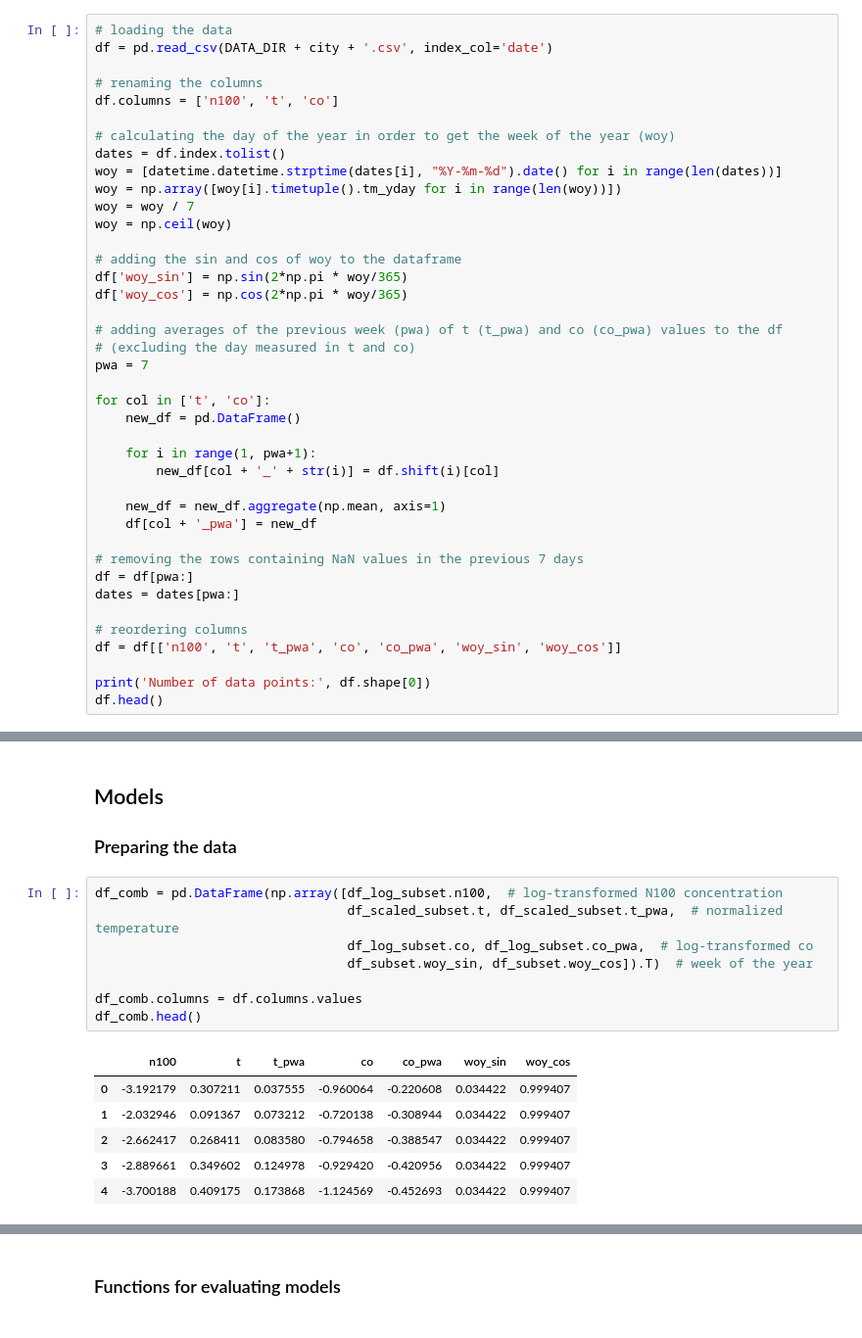
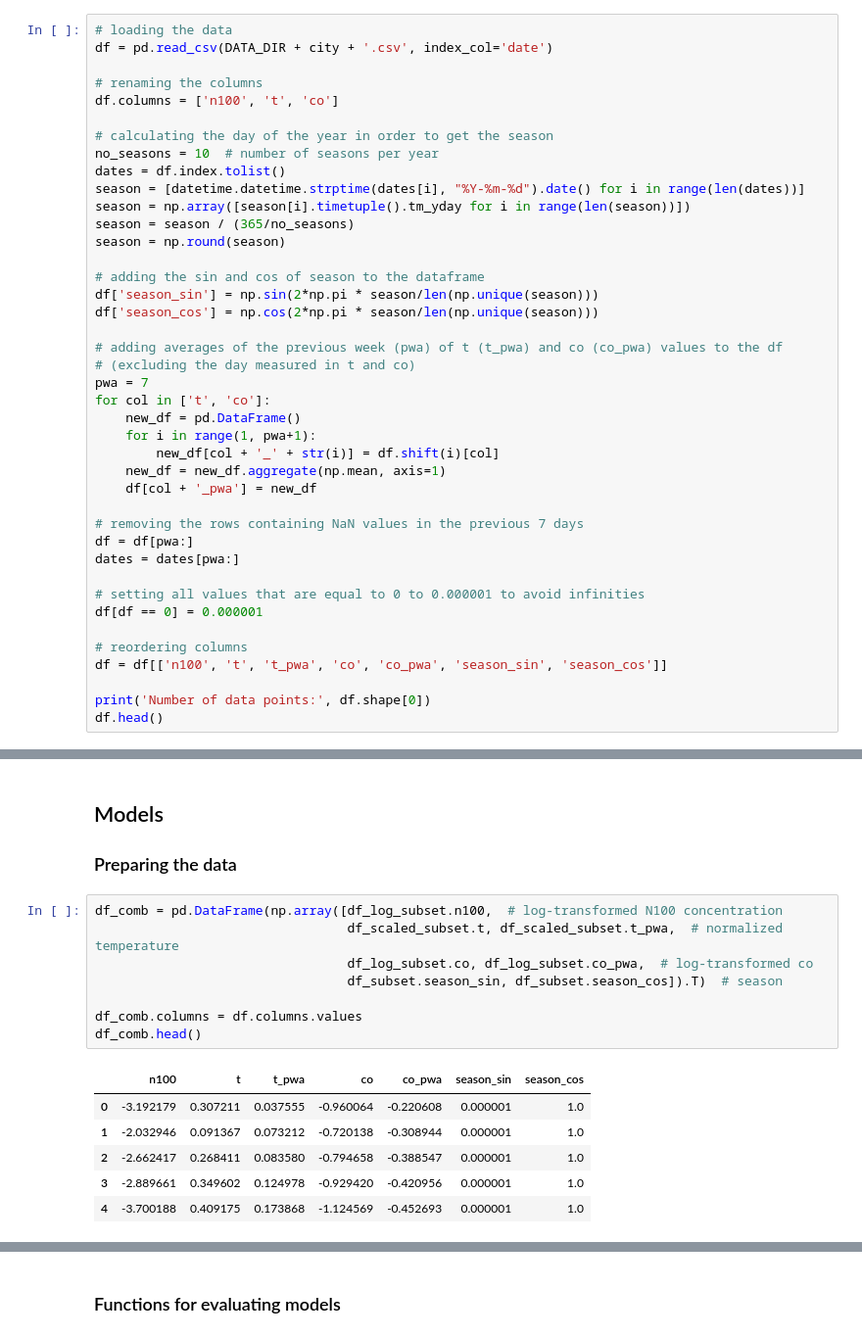
Before and after one commit to ellarauth/aerosol-modeling, a Jupyter notebook: notebooks/explore.ipynb, the cells around one changed output, grey strips where cells are left out. Shown at 98% size. Saved outputs shown, nothing was run; the diff lists cells and outputs as text.

```diff
--- a/notebooks/explore.ipynb
+++ b/notebooks/explore.ipynb
@@ -94,27 +95,25 @@ df = pd.read_csv(DATA_DIR + city + '.csv', index_col='date')
 # renaming the columns
 df.columns = ['n100', 't', 'co']
 
-# calculating the day of the year in order to get the week of the year (woy)
+# calculating the day of the year in order to get the season
+no_seasons = 10  # number of seasons per year
 dates = df.index.tolist()
-woy = [datetime.datetime.strptime(dates[i], "%Y-%m-%d").date() for i in range(len(dates))]
-woy = np.array([woy[i].timetuple().tm_yday for i in range(len(woy))])
-woy = woy / 7
-woy = np.ceil(woy)
+season = [datetime.datetime.strptime(dates[i], "%Y-%m-%d").date() for i in range(len(dates))]
+season = np.array([season[i].timetuple().tm_yday for i in range(len(season))])
+season = season / (365/no_seasons)
+season = np.round(season)
 
-# adding the sin and cos of woy to the dataframe
-df['woy_sin'] = np.sin(2*np.pi * woy/365)
-df['woy_cos'] = np.cos(2*np.pi * woy/365)
+# adding the sin and cos of season to the dataframe
+df['season_sin'] = np.sin(2*np.pi * season/len(np.unique(season)))
+df['season_cos'] = np.cos(2*np.pi * season/len(np.unique(season)))
 
 # adding averages of the previous week (pwa) of t (t_pwa) and co (co_pwa) values to the df
 # (excluding the day measured in t and co)
 pwa = 7
-
 for col in ['t', 'co']:
     new_df = pd.DataFrame()
-
     for i in range(1, pwa+1):
         new_df[col + '_' + str(i)] = df.shift(i)[col]
-
     new_df = new_df.aggregate(np.mean, axis=1)
     df[col + '_pwa'] = new_df
 
@@ -122,8 +121,11 @@ for col in ['t', 'co']:
 df = df[pwa:]
 dates = dates[pwa:]
 
+# setting all values that are equal to 0 to 0.000001 to avoid infinities
+df[df == 0] = 0.000001
+
 # reordering columns
-df = df[['n100', 't', 't_pwa', 'co', 'co_pwa', 'woy_sin', 'woy_cos']]
+df = df[['n100', 't', 't_pwa', 'co', 'co_pwa', 'season_sin', 'season_cos']]
 
 print('Number of data points:', df.shape[0])
 df.head()
@@ -304,18 +312,18 @@ fig.tight_layout(pad=4);
 # %%
 df_comb = pd.DataFrame(np.array([df_log_subset.n100,  # log-transformed N100 concentration
                                  df_scaled_subset.t, df_scaled_subset.t_pwa,  # normalized temperature
                                  df_log_subset.co, df_log_subset.co_pwa,  # log-transformed co
-                                 df_subset.woy_sin, df_subset.woy_cos]).T)  # week of the year
+                                 df_subset.season_sin, df_subset.season_cos]).T)  # season
 
 df_comb.columns = df.columns.values
 df_comb.head()
 # %% [output]
-|  | n100 | t | t_pwa | co | co_pwa | woy_sin | woy_cos |
-| 0 | -3.192179 | 0.307211 | 0.037555 | -0.960064 | -0.220608 | 0.034422 | 0.999407 |
-| 1 | -2.032946 | 0.091367 | 0.073212 | -0.720138 | -0.308944 | 0.034422 | 0.999407 |
-| 2 | -2.662417 | 0.268411 | 0.083580 | -0.794658 | -0.388547 | 0.034422 | 0.999407 |
-| 3 | -2.889661 | 0.349602 | 0.124978 | -0.929420 | -0.420956 | 0.034422 | 0.999407 |
-| 4 | -3.700188 | 0.409175 | 0.173868 | -1.124569 | -0.452693 | 0.034422 | 0.999407 |
+|  | n100 | t | t_pwa | co | co_pwa | season_sin | season_cos |
+| 0 | -3.192179 | 0.307211 | 0.037555 | -0.960064 | -0.220608 | 0.000001 | 1.0 |
+| 1 | -2.032946 | 0.091367 | 0.073212 | -0.720138 | -0.308944 | 0.000001 | 1.0 |
+| 2 | -2.662417 | 0.268411 | 0.083580 | -0.794658 | -0.388547 | 0.000001 | 1.0 |
+| 3 | -2.889661 | 0.349602 | 0.124978 | -0.929420 | -0.420956 | 0.000001 | 1.0 |
+| 4 | -3.700188 | 0.409175 | 0.173868 | -1.124569 | -0.452693 | 0.000001 | 1.0 |
 # %%
 # splitting the data into training (75%) and testing (25%) sets
 split = int(len(df_comb) * 0.75)  # index to split the data on
```
Also changed, not shown: parts of 9 cells of this notebook.
